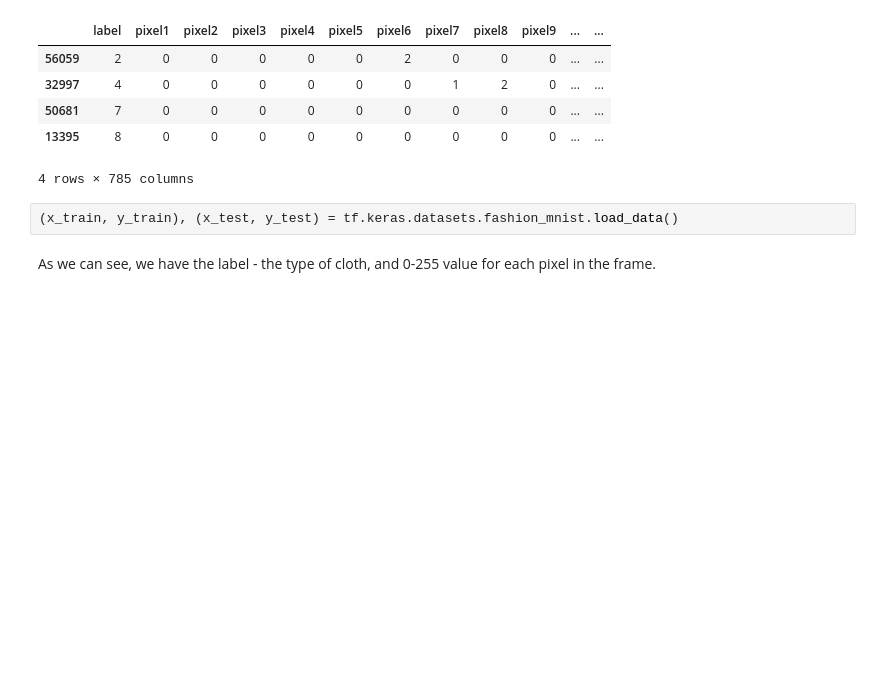
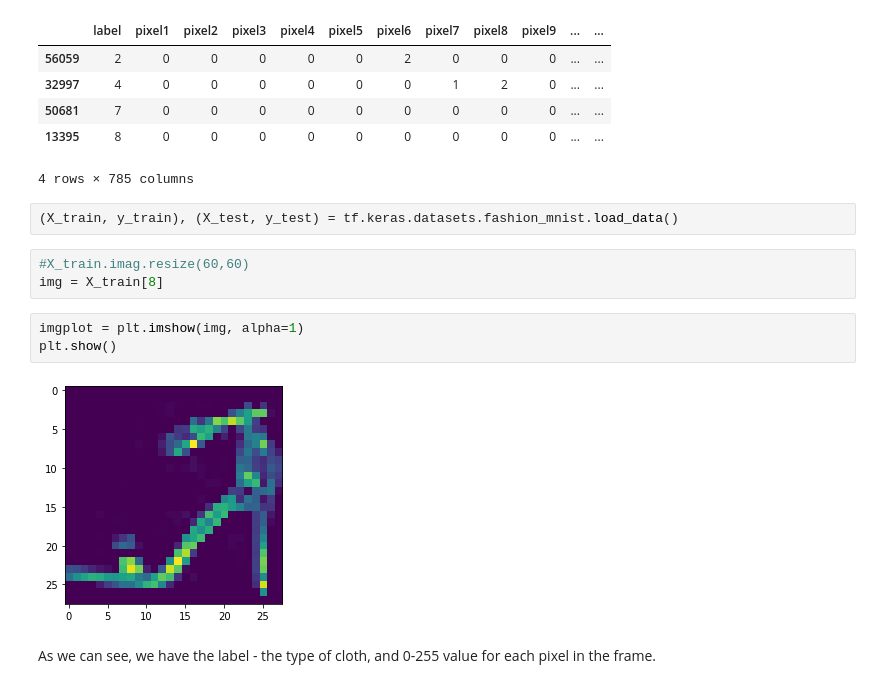
Before and after one commit to haimgoldfisher/Data_Visualization_Final_Project, a Jupyter notebook: NoteBook2 - Fashion Mnist.ipynb, the cells around one changed output. Drawn from its saved outputs; the diff is of its cells as text; blank space fills up the shorter version.

```diff
--- a/NoteBook2 - Fashion Mnist.ipynb
+++ b/NoteBook2 - Fashion Mnist.ipynb
@@ -49,7 +59,15 @@ df_train.sample(n = 4, random_state = 8).sort_values(by = 'label')
 | 13395 | 8 | 0 | 0 | 0 | 0 | 0 | 0 | 0 | 0 | 0 | ... | ... |
 4 rows × 785 columns
 # %%
-(x_train, y_train), (x_test, y_test) = tf.keras.datasets.fashion_mnist.load_data()
+(X_train, y_train), (X_test, y_test) = tf.keras.datasets.fashion_mnist.load_data()
+# %%
+#X_train.imag.resize(60,60)
+img = X_train[8]
+# %%
+imgplot = plt.imshow(img, alpha=1)
+plt.show()
+# %% [output]
+[figure, added]
 # %% [markdown]
 As we can see, we have the label - the type of cloth, and 0-255 value for each pixel in the frame.
 # %%
```
Also changed, not shown: parts of 4 cells of this notebook, 1 other file.
